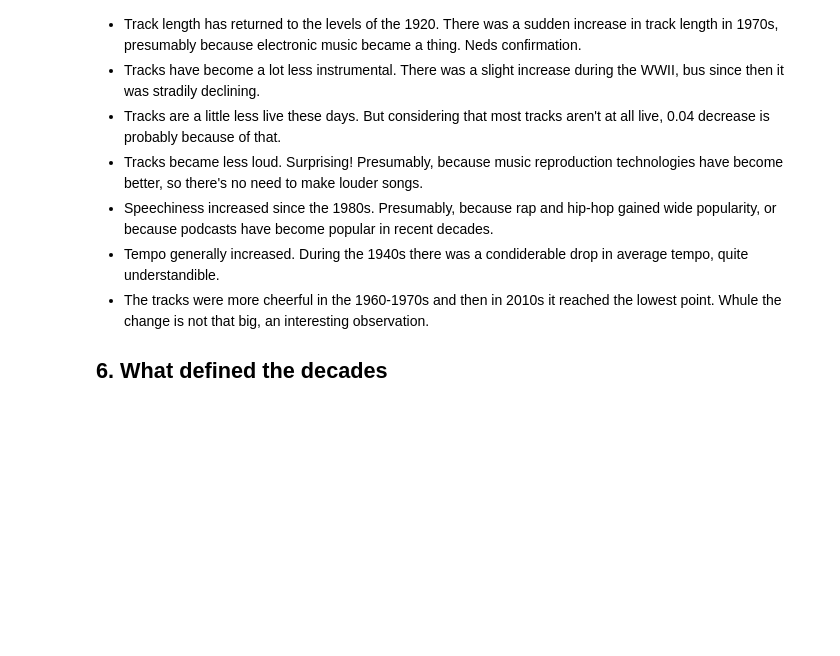
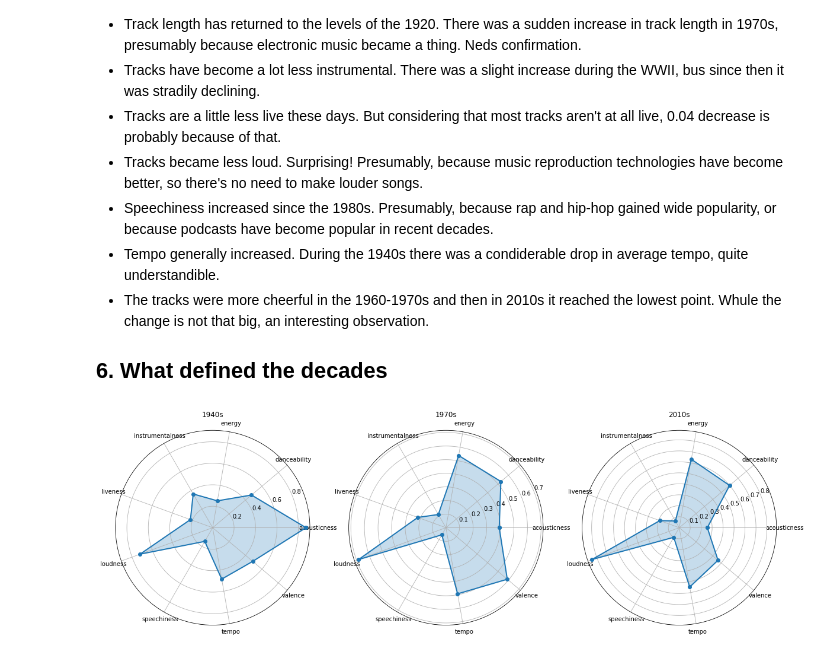
Before and after one commit to romandek/spotify-EDA, a Jupyter notebook: spotify-eda.ipynb, the cells around one changed output. Cells and saved outputs as stored; diff of their text form; code cells hidden in the pictures; blank space fills up the shorter version.

```diff
--- a/spotify-eda.ipynb
+++ b/spotify-eda.ipynb
@@ -226,3 +226,9 @@ What we see:
 - The tracks were more cheerful in the 1960-1970s and then in 2010s it reached the lowest point. Whule the change is not that big, an interesting observation.
 
 ## 6. What defined the decades
+# %%
+tracks_1940 = tracks[tracks['decade'] == 1940].copy()
+tracks_1970 = tracks[tracks['decade'] == 1970].copy()
+tracks_2010 = tracks[tracks['decade'] == 2010].copy()
+# %%
+labels=np.array(['acousticness', 'danceability', 'energy', 'instrumentalness', 'liveness', 'loudness', 'speechiness', 'tempo', 'valence'])
@@ -228,0 +243,24 @@ What we see:
+# %%
+# Aggregate the columns
+tracks_1940 = tracks_1940[labels].agg('mean')
+tracks_1970 = tracks_1970[labels].agg('mean')
+tracks_2010 = tracks_2010[labels].agg('mean')
+# %%
+angles=np.linspace(0, 2*np.pi, len(labels), endpoint=False)
+# Close the plot
+tracks_1940=np.concatenate([tracks_1940,[tracks_1940.iloc[0]]])
+tracks_1970=np.concatenate([tracks_1970,[tracks_1970.iloc[0]]])
+tracks_2010=np.concatenate([tracks_2010,[tracks_2010.iloc[0]]])
+angles=np.concatenate((angles,[angles[0]]))
+# %%
+fig=plt.figure(figsize=(20,20))
+
+for i,data,title in zip(range(1,4), [tracks_1940,tracks_1970,tracks_2010], ['1940s', '1970s', '2010s']):
+    ax = fig.add_subplot(1,3,i, polar=True)
+    ax.plot(angles, data, 'o-', linewidth=2)
+    ax.fill(angles, data, alpha=0.25)
+    ax.set_thetagrids(angles * 180/np.pi, labels)
+    ax.set_title(title)
+    ax.grid(True)
+# %% [output]
+[figure, added]
```
Also changed, not shown: parts of 6 cells of this notebook.
